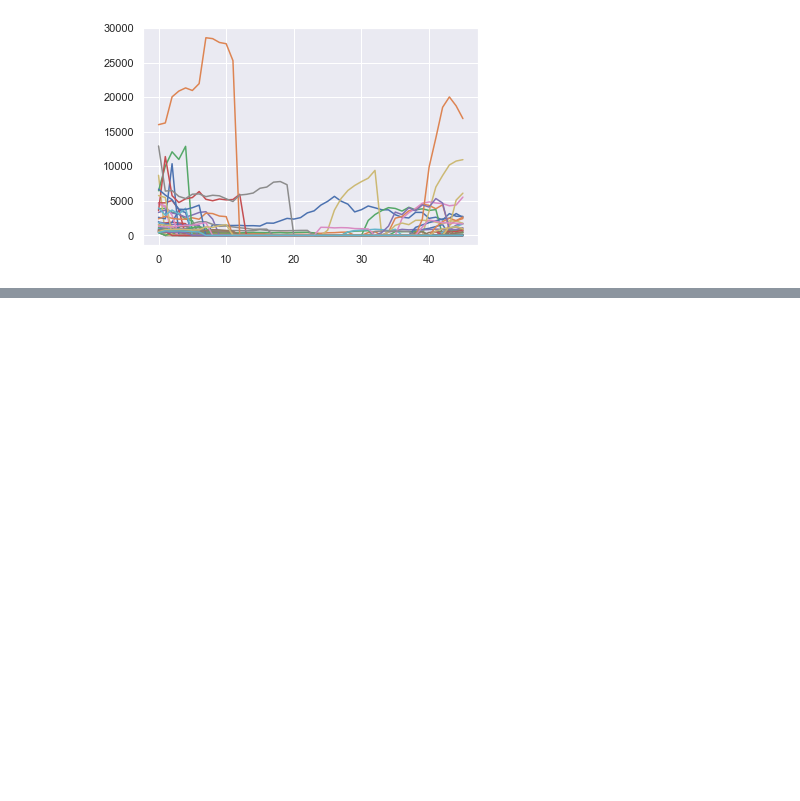
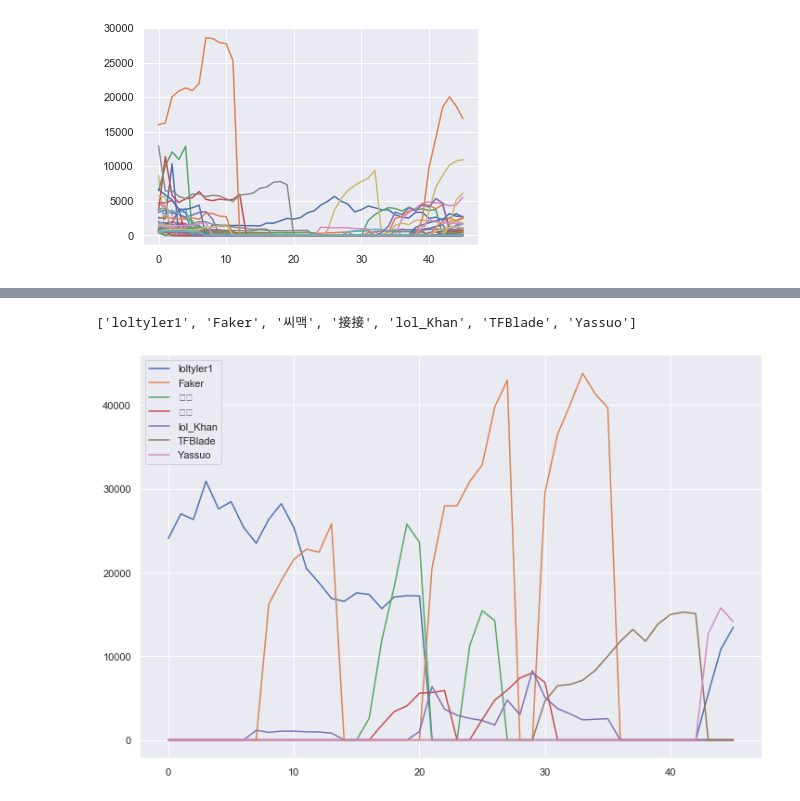
Before and after one commit to arthurolga/twitch-api, a Jupyter notebook: notebook.ipynb, the cells around one changed output, grey strips where cells are left out. Cells and saved outputs as stored; diff of their text form; code cells hidden in the pictures; blank space fills up the shorter version.

```diff
--- a/notebook.ipynb
+++ b/notebook.ipynb
@@ -374,0 +469,25 @@ for user in sizes[0].keys():
+# %%
+def show_top_players(sizes):
+    list_top_users = []
+    for s in sizes:
+        if s:
+            a = max(s.items(), key=operator.itemgetter(1))[0]
+            if a not in list_top_users:
+                list_top_users.append(a)
+    print(list_top_users)
+    plt.figure(figsize=(12,8))
+    for u in list_top_users:
+        plt.plot(user_progression(sizes,u),label=u)
+
+
+    plt.legend(loc='upper left')
+# %%
+# Dia 12
+time1 = datetime(2019, 11, 12, 0, 0)
+time2 = datetime(2019, 11, 12, 23, 0)
+
+sizes12 = get_progression(connection,time1,time2,'21779')
+show_top_players(sizes12)
+# %% [output]
+['loltyler1', 'Faker', '씨맥', '接接', 'lol_Khan', 'TFBlade', 'Yassuo']
+[figure, added]
```
Also changed, not shown: parts of 9 cells of this notebook.
